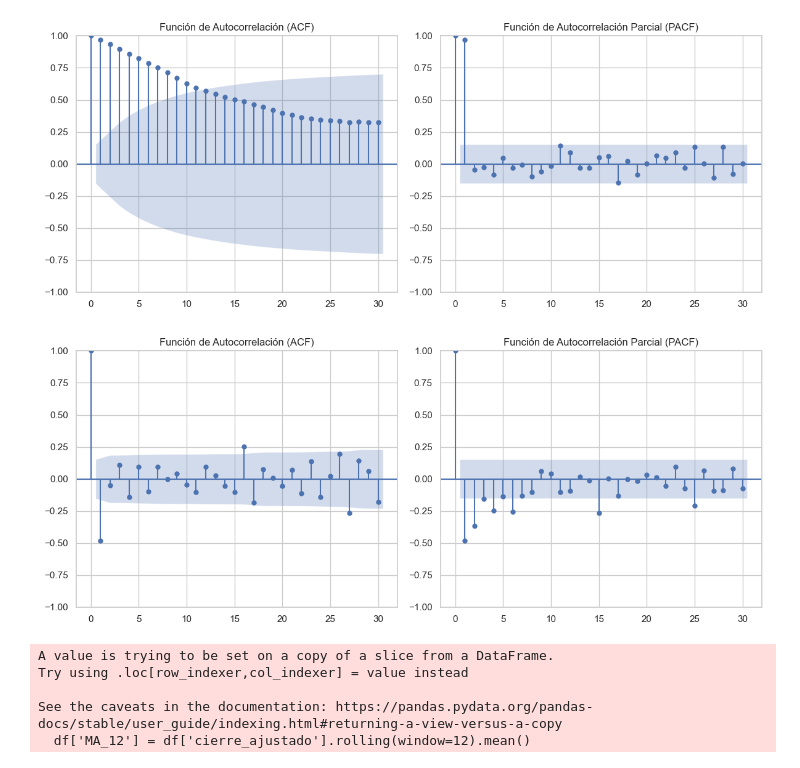
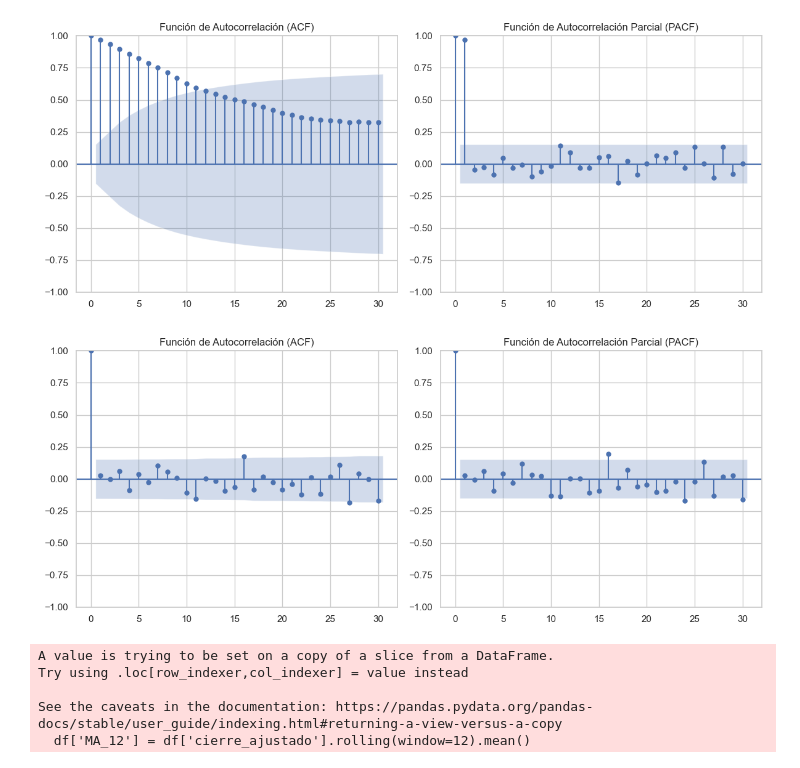
Before and after one commit to NikolTR/PIV_2025-1, a Jupyter notebook: src/piv/series_temporales_yahoo.ipynb, the cells around one changed output. Cells and saved outputs as stored; diff of their text form; code cells hidden in the pictures.

```diff
--- a/src/piv/series_temporales_yahoo.ipynb
+++ b/src/piv/series_temporales_yahoo.ipynb
@@ -210,22 +210,22 @@ plt.show()
 # %%
 serie = df['cierre_ajustado']
 
 plt.figure(figsize=(12,5))
 
 # ACF
 plt.subplot(1, 2, 1)
-plot_acf(df_diff2, lags=30, ax=plt.gca())
+plot_acf(df_diff, lags=30, ax=plt.gca())
 plt.title('Función de Autocorrelación (ACF)')
 
 # PACF
 plt.subplot(1, 2, 2)
-plot_pacf(df_diff2, lags=30, ax=plt.gca(), method='ywm')
+plot_pacf(df_diff, lags=30, ax=plt.gca(), method='ywm')
 plt.title('Función de Autocorrelación Parcial (PACF)')
 
 plt.tight_layout()
 plt.show()
 # %% [output]
-[figure, old version]
+[figure, new version]
 # %%
 # Suavizado con media móvil simple (ej: ventana de 12 períodos)
 df['MA_12'] = df['cierre_ajustado'].rolling(window=12).mean()
```
Also changed, not shown: parts of 11 cells of this notebook.
